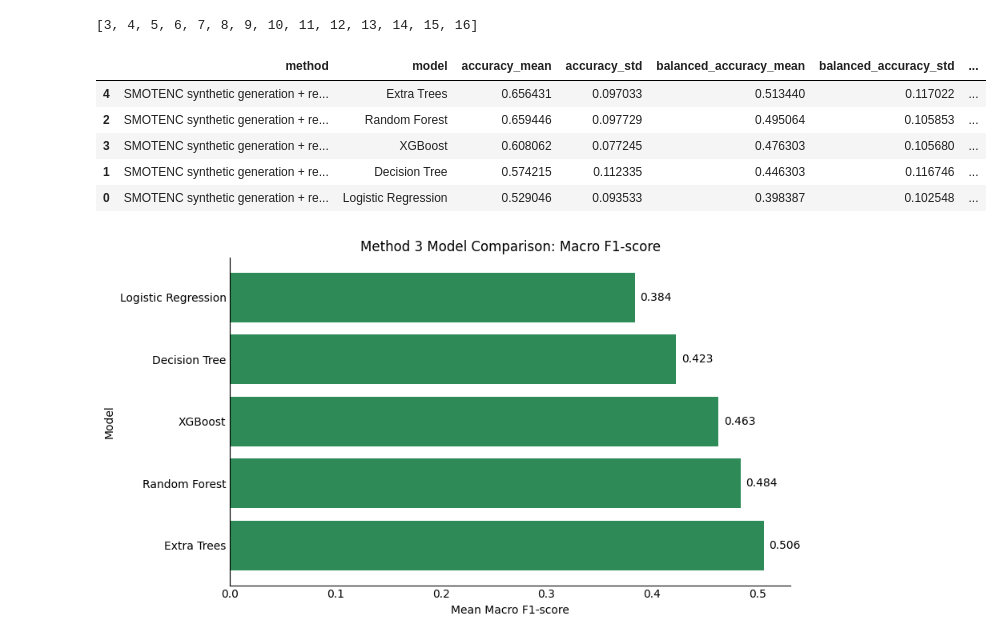
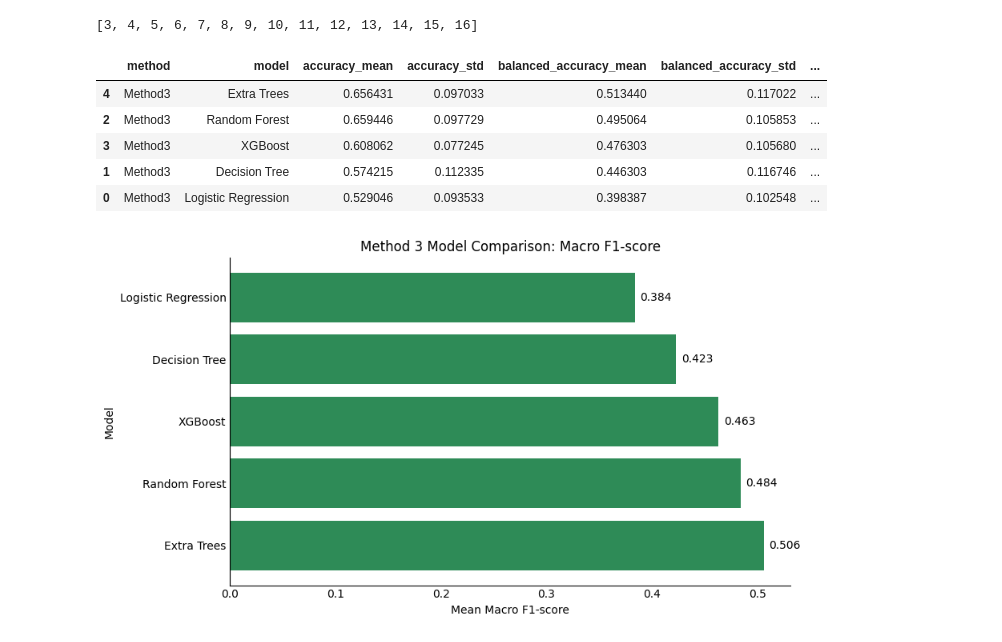
Before and after one commit to KumaitKhatib/Thesis, a Jupyter notebook: Thesis3.ipynb, the cells around one changed output. Saved outputs shown, nothing was run; the diff lists cells and outputs as text; code cells hidden in the pictures.

```diff
--- a/Thesis3.ipynb
+++ b/Thesis3.ipynb
@@ -1536,7 +1534,7 @@ for model_name, model in models.items():
     )
 
     method1_results.append({
-        "method": "Original data + repeated stratified CV",
+        "method": "Method 1",
         "model": model_name,
         "accuracy_mean": scores["test_accuracy"].mean(),
         "accuracy_std": scores["test_accuracy"].std(),
@@ -1652,7 +1650,7 @@ for model_name, model in models_oversampling.items():
     )
 
     method2_results.append({
-        "method": "Random oversampling + repeated stratified CV",
+        "method": "Method 2",
         "model": model_name,
         "accuracy_mean": scores["test_accuracy"].mean(),
         "accuracy_std": scores["test_accuracy"].std(),
@@ -1902,39 +1900,39 @@ for model_name, model in models_smotenc.items():
         pipeline,
         X,
         y_model,
         cv=cv,
         scoring=scoring,
         n_jobs=-1
     )
 
     method3_results.append({
-        "method": "SMOTENC synthetic generation + repeated stratified CV",
+        "method": "Method3",
         "model": model_name,
         "accuracy_mean": scores["test_accuracy"].mean(),
         "accuracy_std": scores["test_accuracy"].std(),
         "balanced_accuracy_mean": scores["test_balanced_accuracy"].mean(),
         "balanced_accuracy_std": scores["test_balanced_accuracy"].std(),
         "macro_f1_mean": scores["test_macro_f1"].mean(),
         "macro_f1_std": scores["test_macro_f1"].std(),
         "weighted_f1_mean": scores["test_weighted_f1"].mean(),
         "weighted_f1_std": scores["test_weighted_f1"].std()
     })
 
 method3_results_df = pd.DataFrame(method3_results)
 
 method3_results_df = method3_results_df.sort_values(
     by="macro_f1_mean",
     ascending=False
 )
 
 method3_results_df
 # %% [output]
 |  | method | model | accuracy_mean | accuracy_std | balanced_accuracy_mean | balanced_accuracy_std | ... |
-| 4 | SMOTENC synthetic generation + re... | Extra Trees | 0.656431 | 0.097033 | 0.513440 | 0.117022 | ... |
-| 2 | SMOTENC synthetic generation + re... | Random Forest | 0.659446 | 0.097729 | 0.495064 | 0.105853 | ... |
-| 3 | SMOTENC synthetic generation + re... | XGBoost | 0.608062 | 0.077245 | 0.476303 | 0.105680 | ... |
-| 1 | SMOTENC synthetic generation + re... | Decision Tree | 0.574215 | 0.112335 | 0.446303 | 0.116746 | ... |
-| 0 | SMOTENC synthetic generation + re... | Logistic Regression | 0.529046 | 0.093533 | 0.398387 | 0.102548 | ... |
+| 4 | Method3 | Extra Trees | 0.656431 | 0.097033 | 0.513440 | 0.117022 | ... |
+| 2 | Method3 | Random Forest | 0.659446 | 0.097729 | 0.495064 | 0.105853 | ... |
+| 3 | Method3 | XGBoost | 0.608062 | 0.077245 | 0.476303 | 0.105680 | ... |
+| 1 | Method3 | Decision Tree | 0.574215 | 0.112335 | 0.446303 | 0.116746 | ... |
+| 0 | Method3 | Logistic Regression | 0.529046 | 0.093533 | 0.398387 | 0.102548 | ... |
 # %%
 ## 67
 # comparison visualization
```
Also changed, not shown: parts of 14 cells of this notebook.
